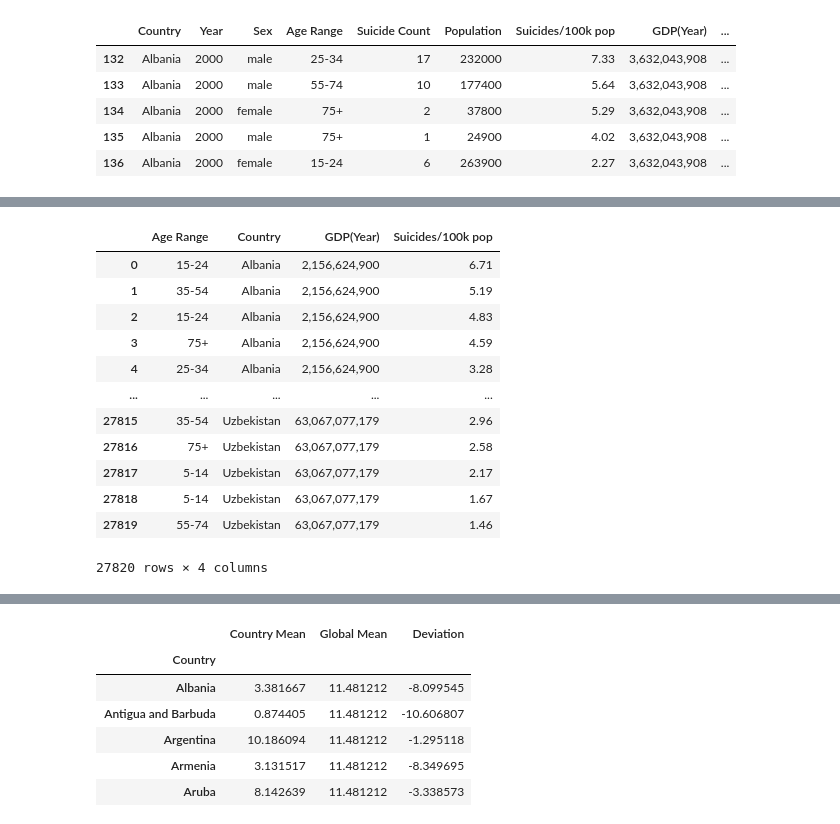
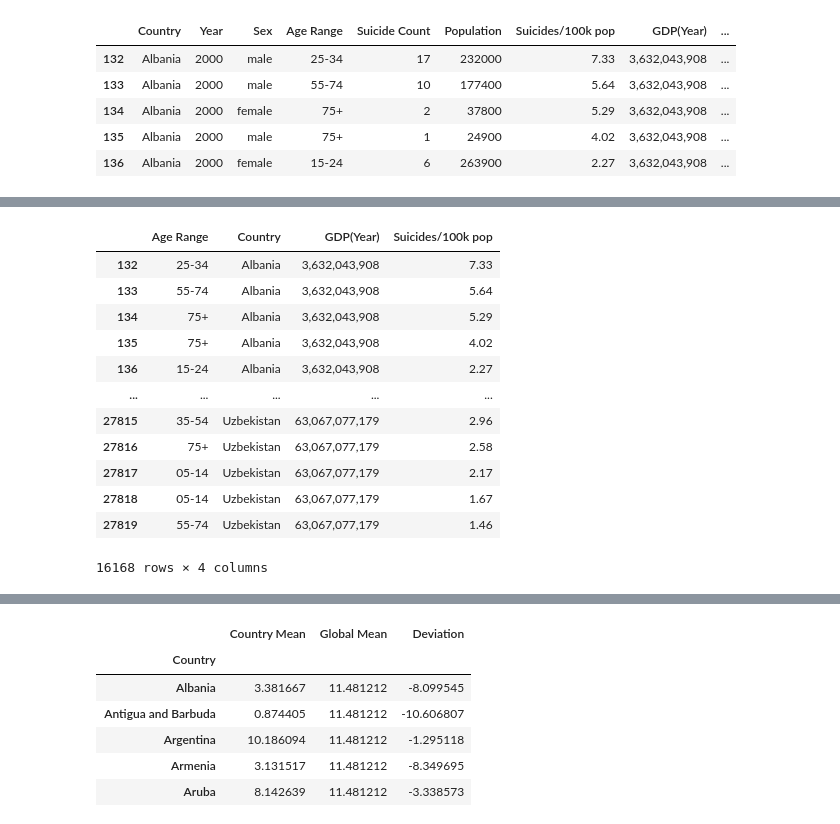
Before and after one commit to elysesulkey/Suicide-in-the-Americas-Data-Analysis, a Jupyter notebook: april12ESmatplot.ipynb, the cells around one changed output, grey strips where cells are left out. Cells and saved outputs as stored; diff of their text form; code cells hidden in the pictures.

```diff
--- a/april12ESmatplot.ipynb
+++ b/april12ESmatplot.ipynb
@@ -12,7 +14,7 @@ plt.show()
 rough_df = rough_data_df.drop(columns=['HDI for year', 'country-year'])
 
 # clean up age range fill
-rough_df['age'] = rough_df['age'].replace({'35-54 years': '35-54', '25-34 years': '25-34', '55-74 years': '55-74', '75+ years': '75+', '15-24 years': '15-24', '5-14 years': '5-14'})
+rough_df['age'] = rough_df['age'].replace({'35-54 years': '35-54', '25-34 years': '25-34', '55-74 years': '55-74', '75+ years': '75+', '15-24 years': '15-24', '5-14 years': '05-14'})
 
 # rename columns
 renamed_df = rough_df.rename(columns={"country":"Country", "year":"Year", "sex":"Sex", "age":"Age Range", "suicides_no":"Suicide Count", "population":"Population", "suicides/100k pop":"Suicides/100k pop", " gdp_for_year ($) ":"GDP(Year)", "gdp_per_capita ($)":"GDP per Capita", "generation":"Generation"})
@@ -21,7 +23,9 @@ renamed_df = rough_df.rename(columns={"country":"Country", "year":"Year", "sex":
 after_start_date = renamed_df["Year"] >= 2000
 before_end_date = renamed_df["Year"] <= 2016
 between_two_dates = after_start_date & before_end_date
-filtered_date_df = renamed_df.loc[between_two_dates]
+filtered_date = renamed_df.loc[between_two_dates]
+
+filtered_date_df = pd.DataFrame(filtered_date)
 
 # display sample
 
@@ -69,31 +93,26 @@ country_df
 # %%
-age= renamed_df['Age Range']
+age = filtered_date_df['Age Range']
 
-country= renamed_df["Country"]
+country = filtered_date_df["Country"]
 
-gdp_year= renamed_df["GDP(Year)"]
+gdp_year = filtered_date_df["GDP(Year)"]
 
-suicides= renamed_df["Suicides/100k pop"]
+suicides = filtered_date_df["Suicides/100k pop"]
 
-age_df = pd.DataFrame({
-    "Age Range": age,
-    "Country": country,
-    "GDP(Year)": gdp_year,
-    "Suicides/100k pop": suicides
-})
+age_df = pd.DataFrame({"Age Range": age, "Country": country, "GDP(Year)": gdp_year, "Suicides/100k pop": suicides})
 
 age_df
 # %% [output]
 |  | Age Range | Country | GDP(Year) | Suicides/100k pop |
-| 0 | 15-24 | Albania | 2,156,624,900 | 6.71 |
-| 1 | 35-54 | Albania | 2,156,624,900 | 5.19 |
-| 2 | 15-24 | Albania | 2,156,624,900 | 4.83 |
-| 3 | 75+ | Albania | 2,156,624,900 | 4.59 |
-| 4 | 25-34 | Albania | 2,156,624,900 | 3.28 |
+| 132 | 25-34 | Albania | 3,632,043,908 | 7.33 |
+| 133 | 55-74 | Albania | 3,632,043,908 | 5.64 |
+| 134 | 75+ | Albania | 3,632,043,908 | 5.29 |
+| 135 | 75+ | Albania | 3,632,043,908 | 4.02 |
+| 136 | 15-24 | Albania | 3,632,043,908 | 2.27 |
 | ... | ... | ... | ... | ... |
 | 27815 | 35-54 | Uzbekistan | 63,067,077,179 | 2.96 |
 | 27816 | 75+ | Uzbekistan | 63,067,077,179 | 2.58 |
-| 27817 | 5-14 | Uzbekistan | 63,067,077,179 | 2.17 |
-| 27818 | 5-14 | Uzbekistan | 63,067,077,179 | 1.67 |
+| 27817 | 05-14 | Uzbekistan | 63,067,077,179 | 2.17 |
+| 27818 | 05-14 | Uzbekistan | 63,067,077,179 | 1.67 |
 | 27819 | 55-74 | Uzbekistan | 63,067,077,179 | 1.46 |
-27820 rows × 4 columns
+16168 rows × 4 columns
```
Also changed, not shown: parts of 9 cells of this notebook.
